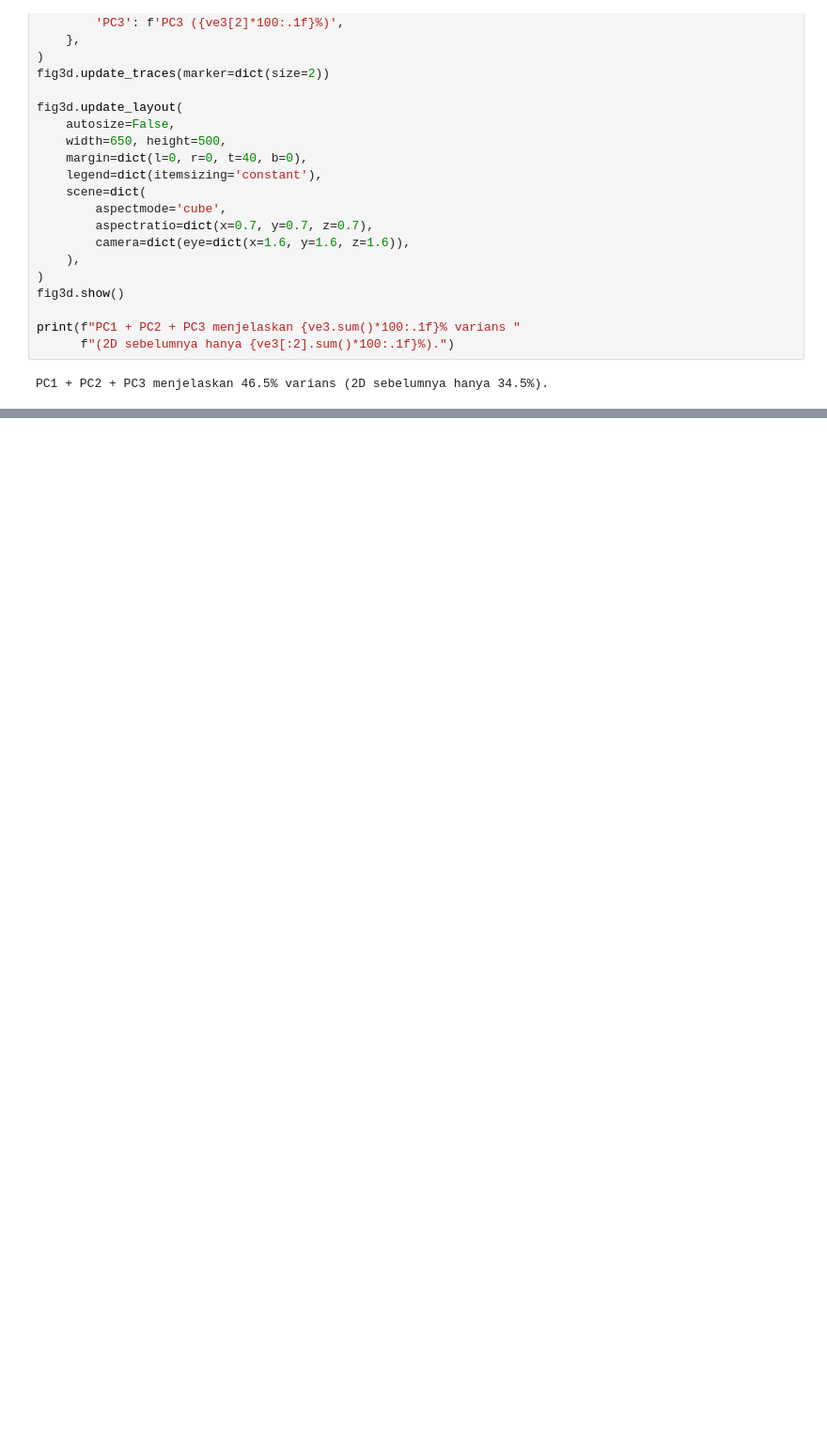
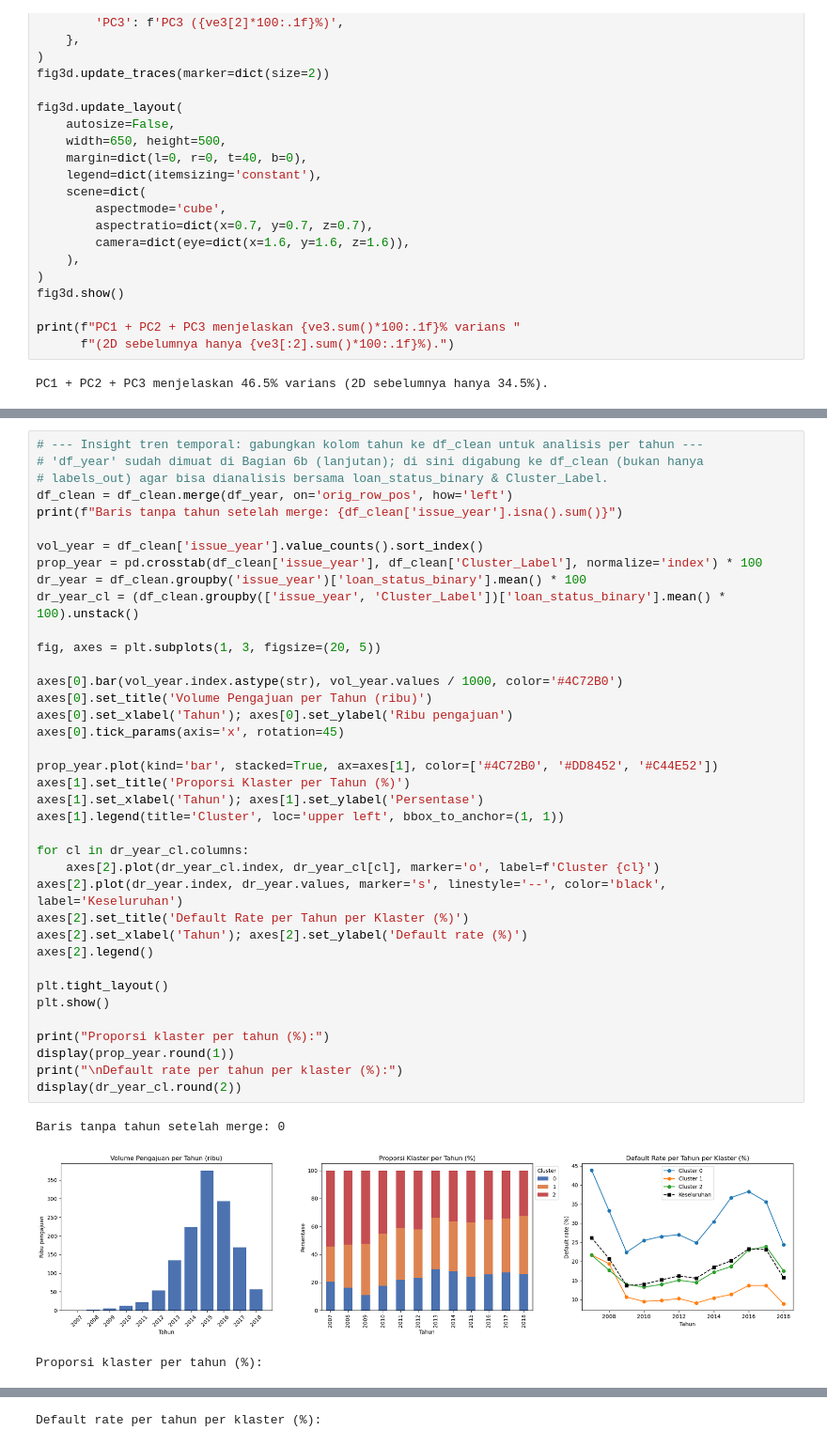
Before and after one commit to StievenLee/Data-Mining-All-Lending-Club-loan, a Jupyter notebook: Phase 2 Clustering/Clustering_for_Accepted_Loans.ipynb, the cells around one changed output, grey strips where cells are left out. Shown at 94% size. Cells and saved outputs as stored; diff of their text form; blank space fills up the shorter version.

```diff
--- a/Phase 2 Clustering/Clustering_for_Accepted_Loans.ipynb
+++ b/Phase 2 Clustering/Clustering_for_Accepted_Loans.ipynb
@@ -890,0 +952,42 @@ Kesimpulannya, scatter PCA mengakui Silhouette yang rendah secara terbuka, tetap
+# %%
+# --- Insight tren temporal: gabungkan kolom tahun ke df_clean untuk analisis per tahun ---
+# 'df_year' sudah dimuat di Bagian 6b (lanjutan); di sini digabung ke df_clean (bukan hanya
+# labels_out) agar bisa dianalisis bersama loan_status_binary & Cluster_Label.
+df_clean = df_clean.merge(df_year, on='orig_row_pos', how='left')
+print(f"Baris tanpa tahun setelah merge: {df_clean['issue_year'].isna().sum()}")
+
+vol_year = df_clean['issue_year'].value_counts().sort_index()
+prop_year = pd.crosstab(df_clean['issue_year'], df_clean['Cluster_Label'], normalize='index') * 100
+dr_year = df_clean.groupby('issue_year')['loan_status_binary'].mean() * 100
+dr_year_cl = (df_clean.groupby(['issue_year', 'Cluster_Label'])['loan_status_binary'].mean() * 100).unstack()
+
+fig, axes = plt.subplots(1, 3, figsize=(20, 5))
+
+axes[0].bar(vol_year.index.astype(str), vol_year.values / 1000, color='#4C72B0')
+axes[0].set_title('Volume Pengajuan per Tahun (ribu)')
+axes[0].set_xlabel('Tahun'); axes[0].set_ylabel('Ribu pengajuan')
+axes[0].tick_params(axis='x', rotation=45)
+
+prop_year.plot(kind='bar', stacked=True, ax=axes[1], color=['#4C72B0', '#DD8452', '#C44E52'])
+axes[1].set_title('Proporsi Klaster per Tahun (%)')
+axes[1].set_xlabel('Tahun'); axes[1].set_ylabel('Persentase')
+axes[1].legend(title='Cluster', loc='upper left', bbox_to_anchor=(1, 1))
+
+for cl in dr_year_cl.columns:
+    axes[2].plot(dr_year_cl.index, dr_year_cl[cl], marker='o', label=f'Cluster {cl}')
+axes[2].plot(dr_year.index, dr_year.values, marker='s', linestyle='--', color='black', label='Keseluruhan')
+axes[2].set_title('Default Rate per Tahun per Klaster (%)')
+axes[2].set_xlabel('Tahun'); axes[2].set_ylabel('Default rate (%)')
+axes[2].legend()
+
+plt.tight_layout()
+plt.show()
+
+print("Proporsi klaster per tahun (%):")
+display(prop_year.round(1))
+print("\nDefault rate per tahun per klaster (%):")
+display(dr_year_cl.round(2))
+# %% [output]
+Baris tanpa tahun setelah merge: 0
+[figure, added]
+Proporsi klaster per tahun (%):
@@ -890,0 +1008 @@ Kesimpulannya, scatter PCA mengakui Silhouette yang rendah secara terbuka, tetap
+Default rate per tahun per klaster (%):
```
Also changed, not shown: parts of 27 cells of this notebook, 6 other files.
